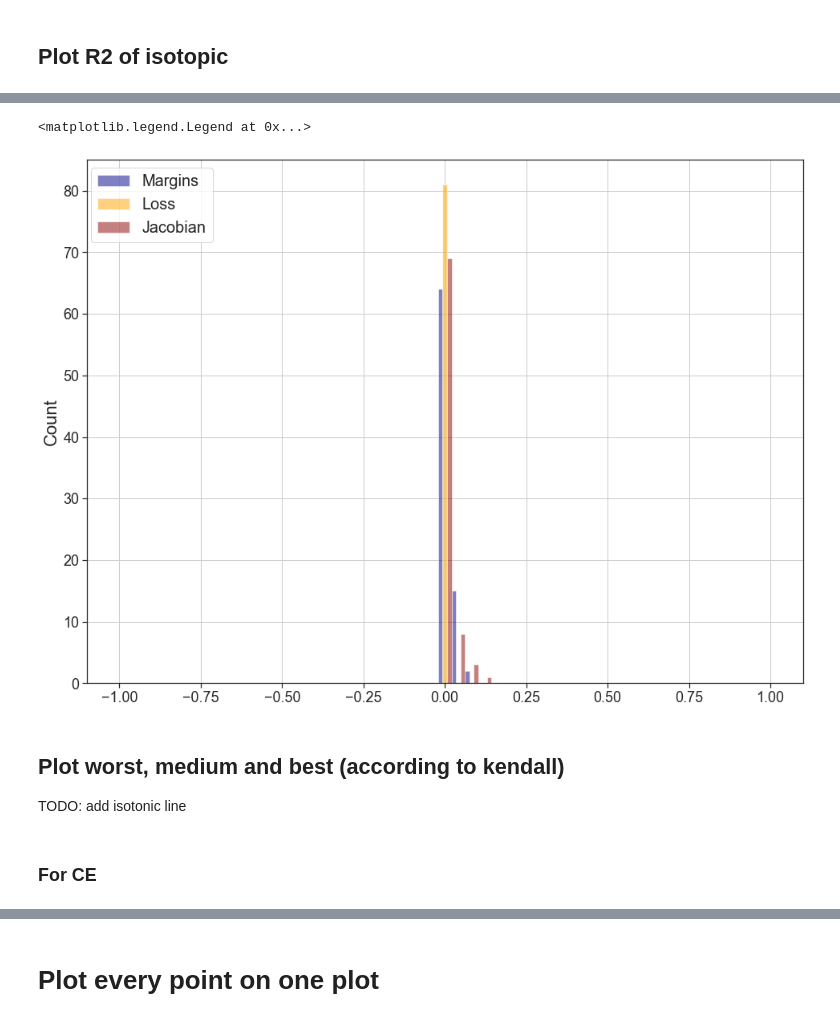
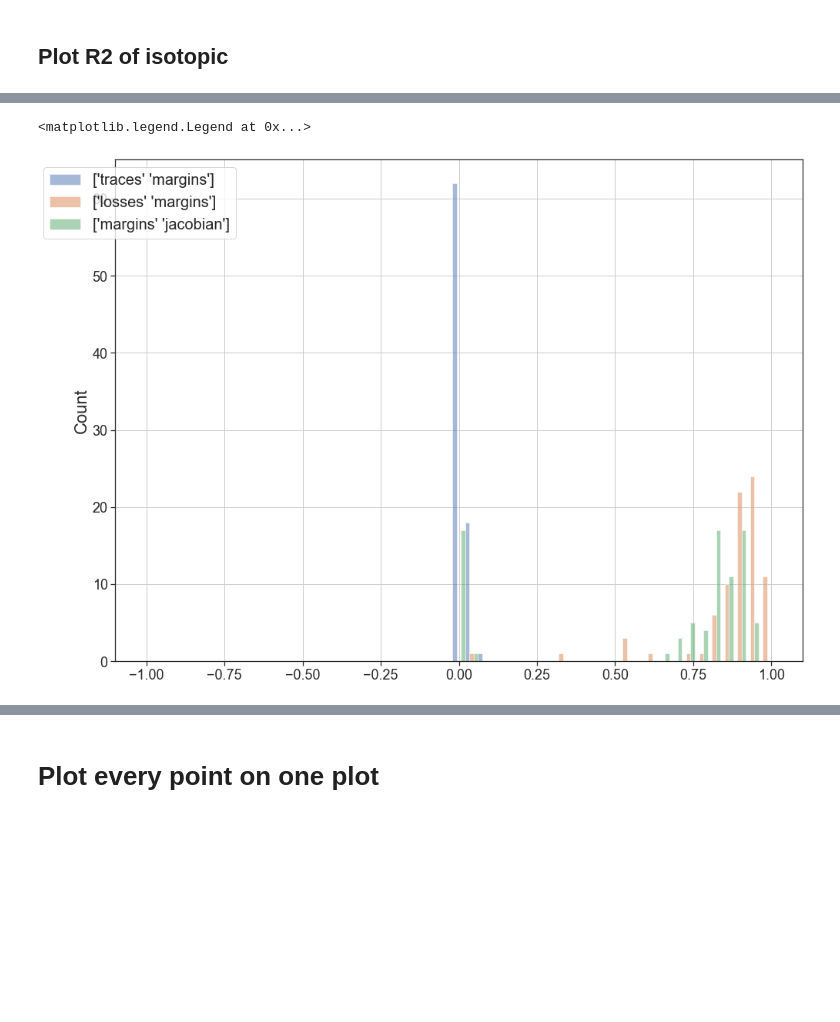
Before and after one commit to daniellengyel/deep_generalizability, a Jupyter notebook: notebooks/Complexity Measure Comparisons.ipynb, the cells around one changed output, grey strips where cells are left out. Cells and saved outputs as stored; diff of their text form; code cells hidden in the pictures; blank space fills up the shorter version.

Commit message:
THis is to save the notebook

```diff
--- a/notebooks/Complexity Measure Comparisons.ipynb
+++ b/notebooks/Complexity Measure Comparisons.ipynb
@@ -74,13 +80,13 @@ ce_all_point_output, _ = mf.save_load.load_cached_data(ce_experiment_folder, "po
 ce_inp_out_jacobian, _ = mf.save_load.load_cached_data(ce_experiment_folder, "inp_out_jacobian", step=-1, time_stamp="Dec03_12-51-30")
 mse_inp_out_jacobian, _ = mf.save_load.load_cached_data(mse_experiment_folder, "inp_out_jacobian", step=-1, time_stamp="Apr07_19-34-03")
 
-ce_test_acc, _ = mf.save_load.load_cached_data(ce_experiment_folder, "acc", step=-1)
-mse_test_acc, _ = mf.save_load.load_cached_data(mse_experiment_folder, "acc", step=-1)
+ce_acc, _ = mf.save_load.load_cached_data(ce_experiment_folder, "acc", step=-1)
+mse_acc, _ = mf.save_load.load_cached_data(mse_experiment_folder, "acc", step=-1)
 
 
-mse_all_point_traces, _ = mf.save_load.load_cached_data(mse_experiment_folder, "point_traces", step=-1, time_stamp="May04_19-32-41")
-mse_all_point_loss, _ = mf.save_load.load_cached_data(mse_experiment_folder, "point_loss", step=-1, time_stamp="May04_19-25-04")
-mse_all_point_traces2, _ = mf.save_load.load_cached_data(mse_experiment_folder, "point_traces", step=-1, time_stamp="May04_19-01-45")
+# mse_all_point_traces, _ = mf.save_load.load_cached_data(mse_experiment_folder, "point_traces", step=-1, time_stamp="May04_19-32-41")
+# mse_all_point_loss, _ = mf.save_load.load_cached_data(mse_experiment_folder, "point_loss", step=-1, time_stamp="May04_19-25-04")
+# mse_all_point_traces2, _ = mf.save_load.load_cached_data(mse_experiment_folder, "point_traces", step=-1, time_stamp="May04_19-01-45")
 
 
 mse_dict = {"traces": mse_all_point_traces, "losses": mse_all_point_loss, "margins": mse_all_point_output_margins, "jacobian": mse_inp_out_jacobian}
@@ -243,59 +197,26 @@ for exp_id in mse_stats_df.index:
 # %%
 import seaborn as sns
 
 data_type = "MSE"
+post_type = "margins"
 
 if data_type == "MSE":
-    dict_to_use = mse_r2_coeffs
+    dict_to_use = mse_r2_df[mse_r2_df.columns[[post_type in c for c in mse_r2_df.columns]]]
 else:
-    dict_to_use = ce_r2_coeffs
+    dict_to_use = ce_r2_df[ce_r2_df.columns[[post_type in c for c in ce_r2_df.columns]]]
 
-names = ["hessian_margins", "hessian_loss", "hessian_jacob"]
-
+values = list(dict_to_use.values.T)
+labels = list(dict_to_use.columns)
 
 sns.set(style="ticks")
-
-c1 = [1.        , 0.49803922, 0.05490196, 0.33        ]
-c2 = [1.        , 0.49803922, 0.05490196, 0.66       ]
-c3 = [1.        , 0.49803922, 0.05490196, 1        ]
-
-# c2 = [0.12156863, 0.46666667, 0.70588235,         ]
-
-
 f, (ax1_hist) = plt.subplots(1, figsize=(16,12))
-
-ax1_hist.hist([list(dict_to_use["hessian_margins"].values()),
-              list(dict_to_use["hessian_loss"].values()),
-              list(dict_to_use["hessian_jacob"].values())], color=['darkblue','orange', 'darkred'], rwidth=5, bins=np.linspace(-1, 1, 50), alpha=0.5, label=["Margins", "Loss", "Jacobian"])
-
-
-
-# sns.histplot(list(mse_kendall_coeffs.values()), ax=ax1_hist, color=c2, binwidth=0.02, stat="count",  label=mse_exp)
-
-
+ax1_hist.hist(values, rwidth=5, bins=np.linspace(-1, 1, 50), alpha=0.5, label=labels)
 ax1_hist.tick_params(axis='both', labelbottom=True, labelsize=18)
-
 ax1_hist.set_ylabel(ylabel="Count", fontsize=22)
-
-
-
-# sns.despine(ax=ax1_hist)
-
-# ax1_hist.text(x=0.97, y=0.97, transform=ax1_hist.transAxes, s="Batch Size: 256 \n Skewness: {:.2f}".format(skewness1) ,\
-#          fontsize=22, verticalalignment='top', horizontalalignment='right',\
-#         backgroundcolor='white', color=c1)
-
-# ax1_hist.set_xlim([-1, 0.2])
 ax1_hist.grid(b=True, which='major')
-
 f.legend(loc="upper right", fontsize=20, bbox_to_anchor=(0.27, 0.88))
 
-
-
 # f.savefig("../figs/r2_{}_{}_{}".format(data_name, ce_exp, mse_exp), dpi=300, bbox_inches = "tight",)
 # %% [output]
 <matplotlib.legend.Legend at 0x...>
-[figure, old version]
+[figure, new version]
-# %% [markdown]
-## Plot worst, medium and best (according to kendall)
-TODO: add isotonic line
@@ -322,2 +222,0 @@ from mpl_toolkits.axes_grid1.inset_locator import inset_axes, mark_inset
-# %% [markdown]
-### For CE
```
Also changed, not shown: parts of 37 cells of this notebook, 1 other file.
